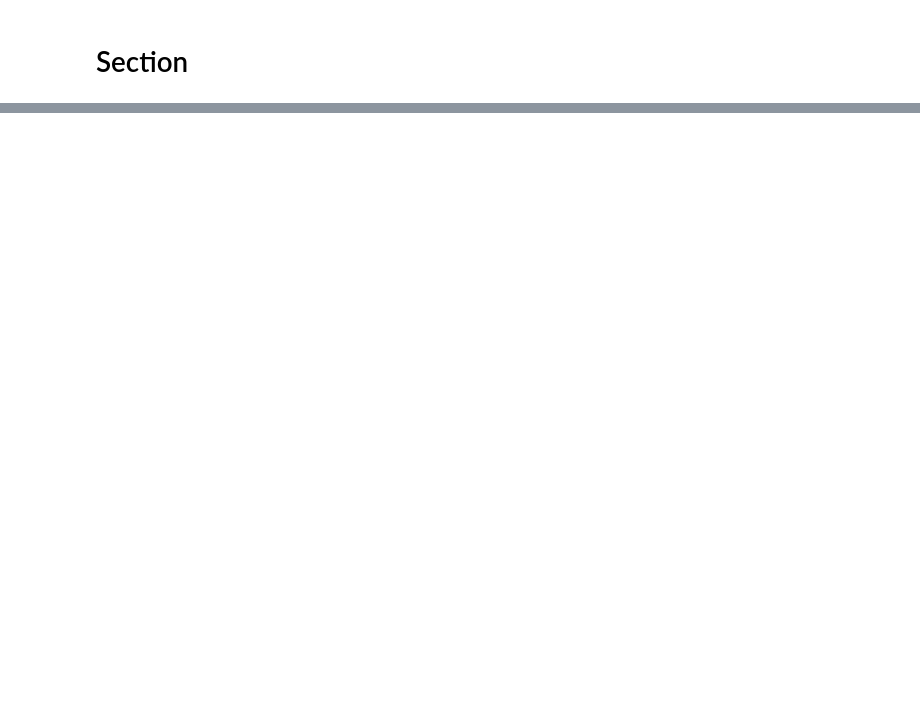
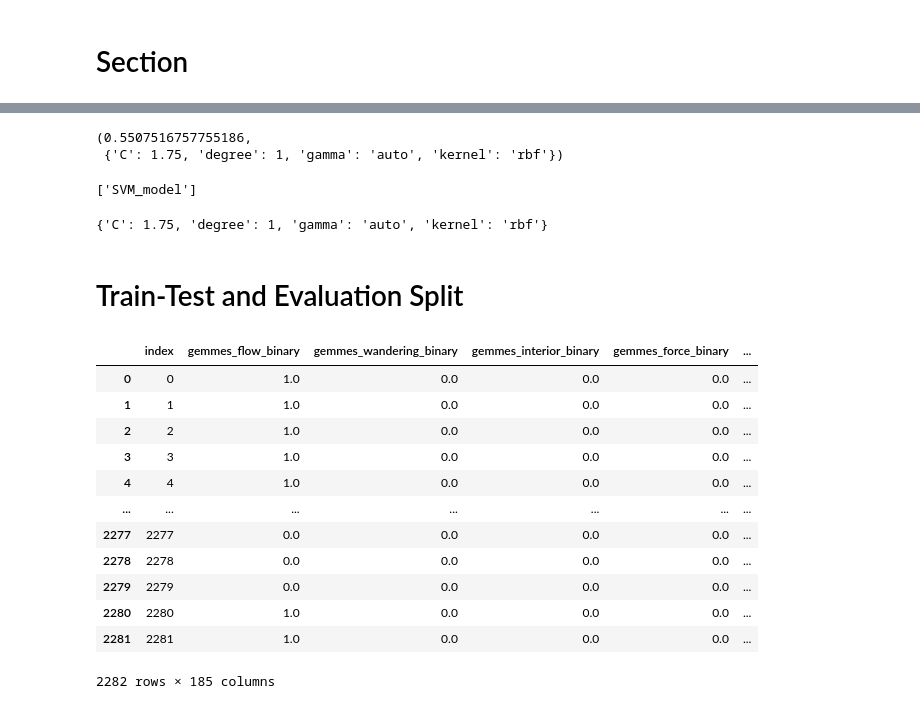
Before and after one commit to The-Deadly-Hyenas/Data-Classification, a Jupyter notebook: patrick/high_level.ipynb, the cells around one changed output, grey strips where cells are left out. Cells and saved outputs as stored; diff of their text form; code cells hidden in the pictures; blank space fills up the shorter version.

```diff
--- a/patrick/high_level.ipynb
+++ b/patrick/high_level.ipynb
@@ -444,0 +476,33 @@ print(gs_cv.best_params_)
+# %%
+score, gs_cv.best_params_
+# %% [output]
+(0.5507516757755186,
+ {'C': 1.75, 'degree': 1, 'gamma': 'auto', 'kernel': 'rbf'})
+# %%
+dump(gs_cv, 'SVM_model')
+# %% [output]
+['SVM_model']
+# %%
+gs_cv.best_params_
+# %% [output]
+{'C': 1.75, 'degree': 1, 'gamma': 'auto', 'kernel': 'rbf'}
+# %% [markdown]
+# Train-Test and Evaluation Split
+# %%
+df_pred = pd.read_pickle("train_data_pred_features.pkl").reset_index()
+df_pred["segment_id"] = df["segment_id"]
+df_pred
+# %% [output]
+|  | index | gemmes_flow_binary | gemmes_wandering_binary | gemmes_interior_binary | gemmes_force_binary | ... |
+| 0 | 0 | 1.0 | 0.0 | 0.0 | 0.0 | ... |
+| 1 | 1 | 1.0 | 0.0 | 0.0 | 0.0 | ... |
+| 2 | 2 | 1.0 | 0.0 | 0.0 | 0.0 | ... |
+| 3 | 3 | 1.0 | 0.0 | 0.0 | 0.0 | ... |
+| 4 | 4 | 1.0 | 0.0 | 0.0 | 0.0 | ... |
+| ... | ... | ... | ... | ... | ... | ... |
+| 2277 | 2277 | 0.0 | 0.0 | 0.0 | 0.0 | ... |
+| 2278 | 2278 | 0.0 | 0.0 | 0.0 | 0.0 | ... |
+| 2279 | 2279 | 0.0 | 0.0 | 0.0 | 0.0 | ... |
+| 2280 | 2280 | 1.0 | 0.0 | 0.0 | 0.0 | ... |
+| 2281 | 2281 | 1.0 | 0.0 | 0.0 | 0.0 | ... |
+2282 rows × 185 columns
```
Also changed, not shown: parts of 28 cells of this notebook, 4 other files.
